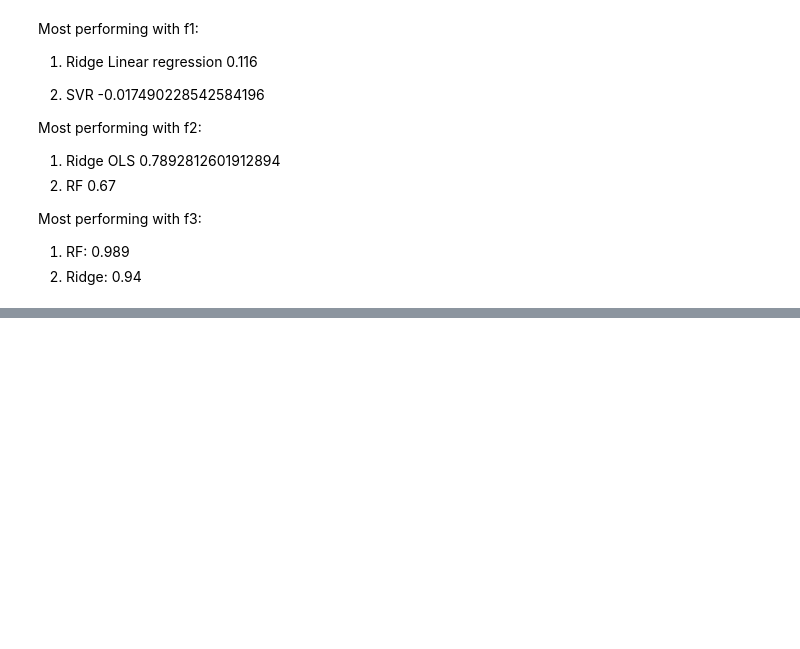
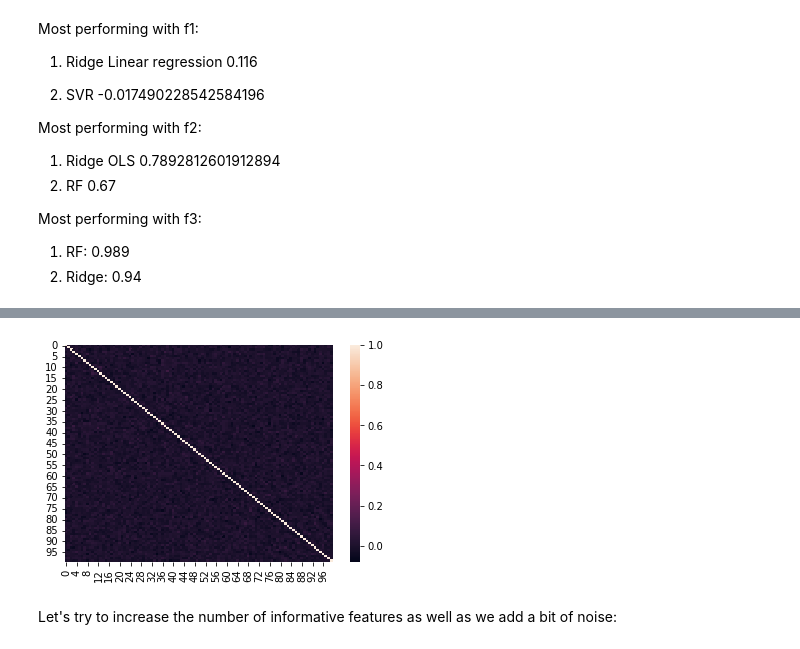
Before and after one commit to frank-lacriola/Data-Science-Lab, a Jupyter notebook: Lab8_Regression_timeSeries_WW2_temps.ipynb, the cells around one changed output, grey strips where cells are left out. Drawn from its saved outputs; the diff is of its cells as text; code cells hidden in the pictures; blank space fills up the shorter version.

```diff
--- a/Lab8_Regression_timeSeries_WW2_temps.ipynb
+++ b/Lab8_Regression_timeSeries_WW2_temps.ipynb
@@ -553,0 +612,15 @@ Most performing with f3:
+# %%
+X, y = make_regression(n_samples=2000, random_state=42)
+t = PrettyTable()
+t.field_names = ['model', 'MSE', 'R2']
+for model, name in zip(models, names):
+  X_train, X_test, y_train, y_test = train_test_split(X, y,
+    train_size=.7,
+    random_state=42,
+    shuffle=True)
+  model.fit(X_train, y_train)
+  y_hat = model.predict(X_test)
+  mse = mean_squared_error(y_test, y_hat)
+  r2 = r2_score(y_test, y_hat)
+  t.add_row([name, mse, r2])
+print(t)
@@ -553,0 +645,7 @@ Most performing with f3:
+# %%
+df = pd.DataFrame(X)
+ax = sns.heatmap(df.corr())
+# %% [output]
+[figure, added]
+# %% [markdown]
+Let's try to increase the number of informative features as well as we add a bit of noise:
```
Also changed, not shown: parts of 48 cells of this notebook.
